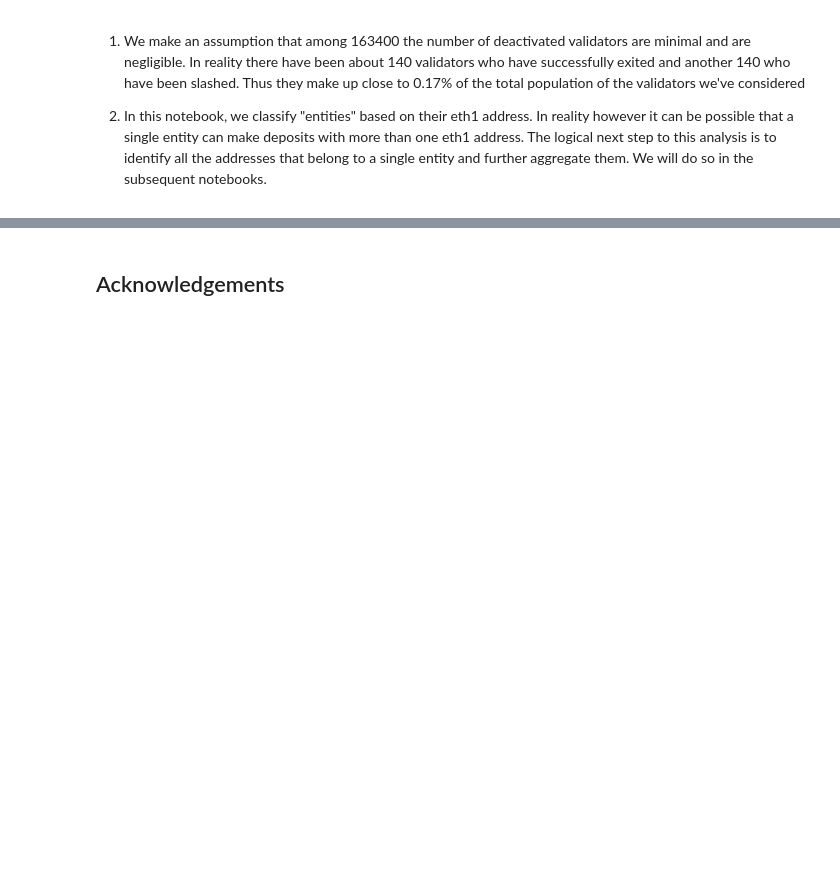
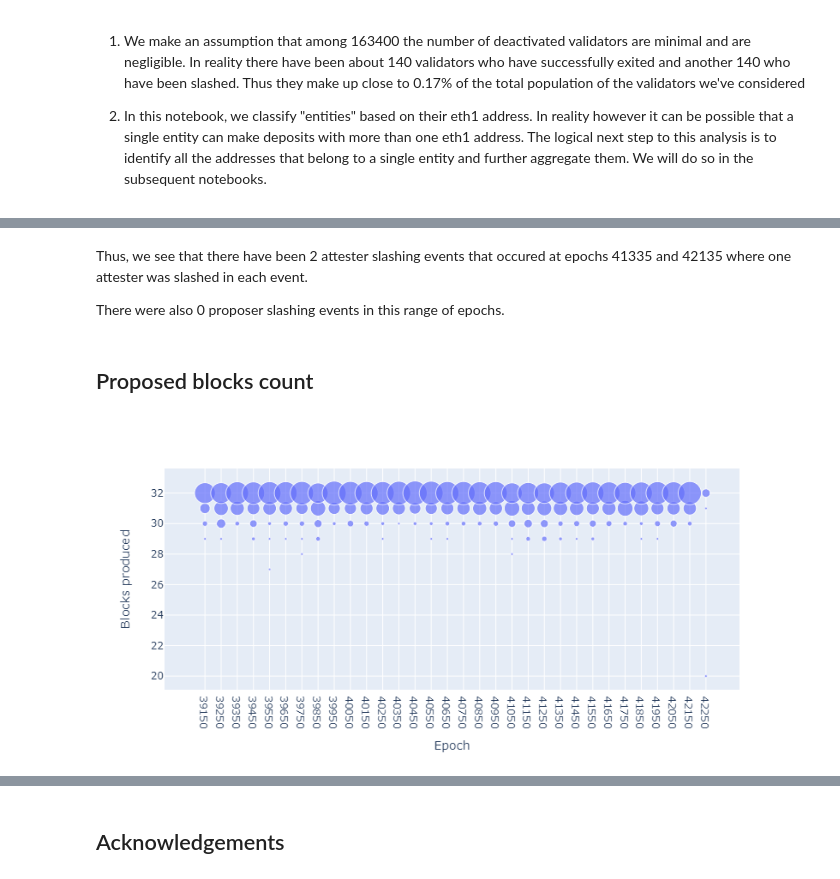
Before and after one commit to SHSR2001/beacondigest, a Jupyter notebook: notebooks/2021/06/07/oceanic.ipynb, the cells around one changed output, grey strips where cells are left out. Drawn from its saved outputs; the diff is of its cells as text; code cells hidden in the pictures; blank space fills up the shorter version.

```diff
--- a/notebooks/2021/06/07/oceanic.ipynb
+++ b/notebooks/2021/06/07/oceanic.ipynb
@@ -198,0 +240,21 @@ Hence, the results clearly reveal that the higher the resource, the higher the v
+# %% [markdown]
+Thus, we see that there have been 2 attester slashing events that occured at epochs 41335 and 42135 where one attester was slashed in each event.
+
+There were also 0 proposer slashing events in this range of epochs.
+# %% [markdown]
+## Proposed blocks count
+# %%
+bucket_size = 100
+df3["bucket"] = np.floor_divide(df3["epoch"], bucket_size)
+df3["n_bxs"] = 1
+df_bucket = df3[["bucket", "block_count", "n_bxs"]].groupby(["bucket", "block_count"]).sum("n_bxs").reset_index()
+df_bucket["epoch"] = df_bucket["bucket"] * bucket_size + bucket_size / 2.0
+
+fig = px.scatter(df_bucket, x = 'epoch', y = 'block_count', size = 'n_bxs', width=600, height=400, labels={ "block_count": "Blocks produced", "epoch": "Epoch", "n_bxs": "Count" })
+fig.update_layout(xaxis=dict(
+    tickmode = 'array',
+    tickvals = df_bucket['epoch'],
+    ticktext = [str(int(s)) for s in df_bucket['epoch']]
+))
+# %% [output]
+[figure, added]
```
Also changed, not shown: parts of 18 cells of this notebook, 1 other file.
